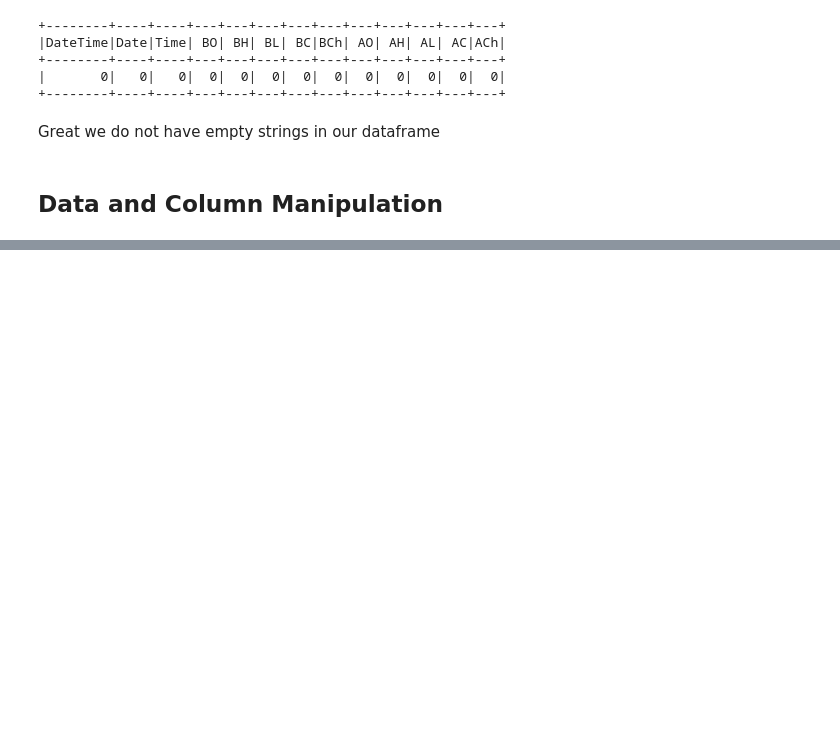
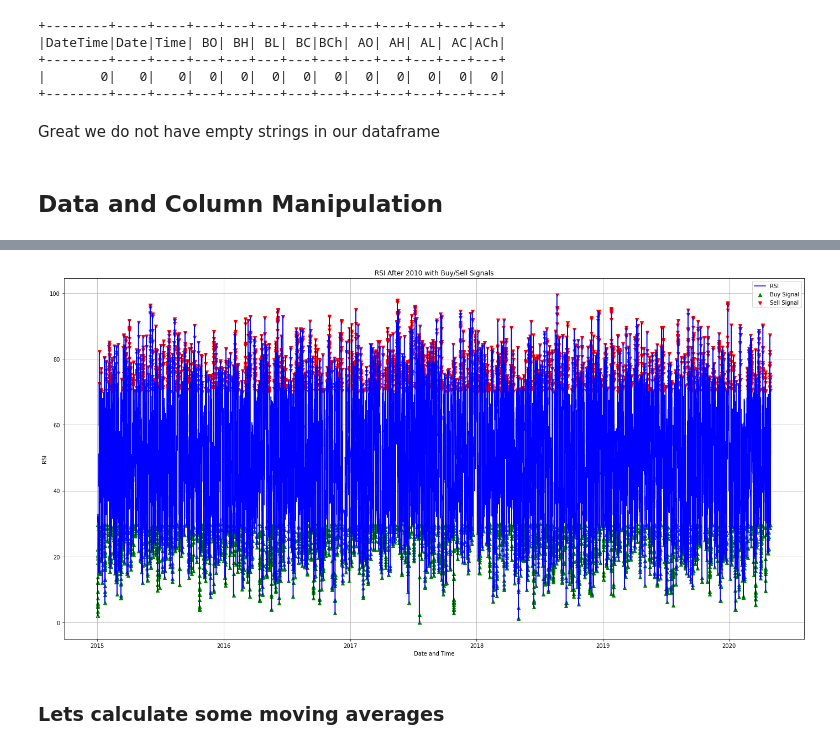
Before and after one commit to asavoullis/Data_Engineering_Projects, a Jupyter notebook: Forex_EURUSD/eurusd_hour_analysis.ipynb.ipynb, the cells around one changed output, grey strips where cells are left out. Drawn from its saved outputs; the diff is of its cells as text; code cells hidden in the pictures; blank space fills up the shorter version.

```diff
--- a/Forex_EURUSD/eurusd_hour_analysis.ipynb.ipynb
+++ b/Forex_EURUSD/eurusd_hour_analysis.ipynb.ipynb
@@ -614,0 +832,18 @@ Great we do not have empty strings in our dataframe
+# %%
+rsi_data_after_2010 = pandas_df[pandas_df["DateTime"] >= "2015-01-01"]
+
+# Plotting RSI over time with buy/sell signals after 2010
+plt.figure(figsize=(24, 12))
+plt.plot(rsi_data_after_2010["DateTime"], rsi_data_after_2010["RSI"], label="RSI", color='blue')
+plt.scatter(rsi_data_after_2010[rsi_data_after_2010["Buy_Signal"]]["DateTime"], rsi_data_after_2010[rsi_data_after_2010["Buy_Signal"]]["RSI"], label="Buy Signal", marker='^', color='green')
+plt.scatter(rsi_data_after_2010[rsi_data_after_2010["Sell_Signal"]]["DateTime"], rsi_data_after_2010[rsi_data_after_2010["Sell_Signal"]]["RSI"], label="Sell Signal", marker='v', color='red')
+plt.title("RSI After 2010 with Buy/Sell Signals")
+plt.xlabel("Date and Time")
+plt.ylabel("RSI")
+plt.legend()
+plt.grid(True)
+plt.show()
+# %% [output]
+[figure, added]
+# %% [markdown]
+### Lets calculate some moving averages
```
Also changed, not shown: parts of 21 cells of this notebook, 1 other file.
